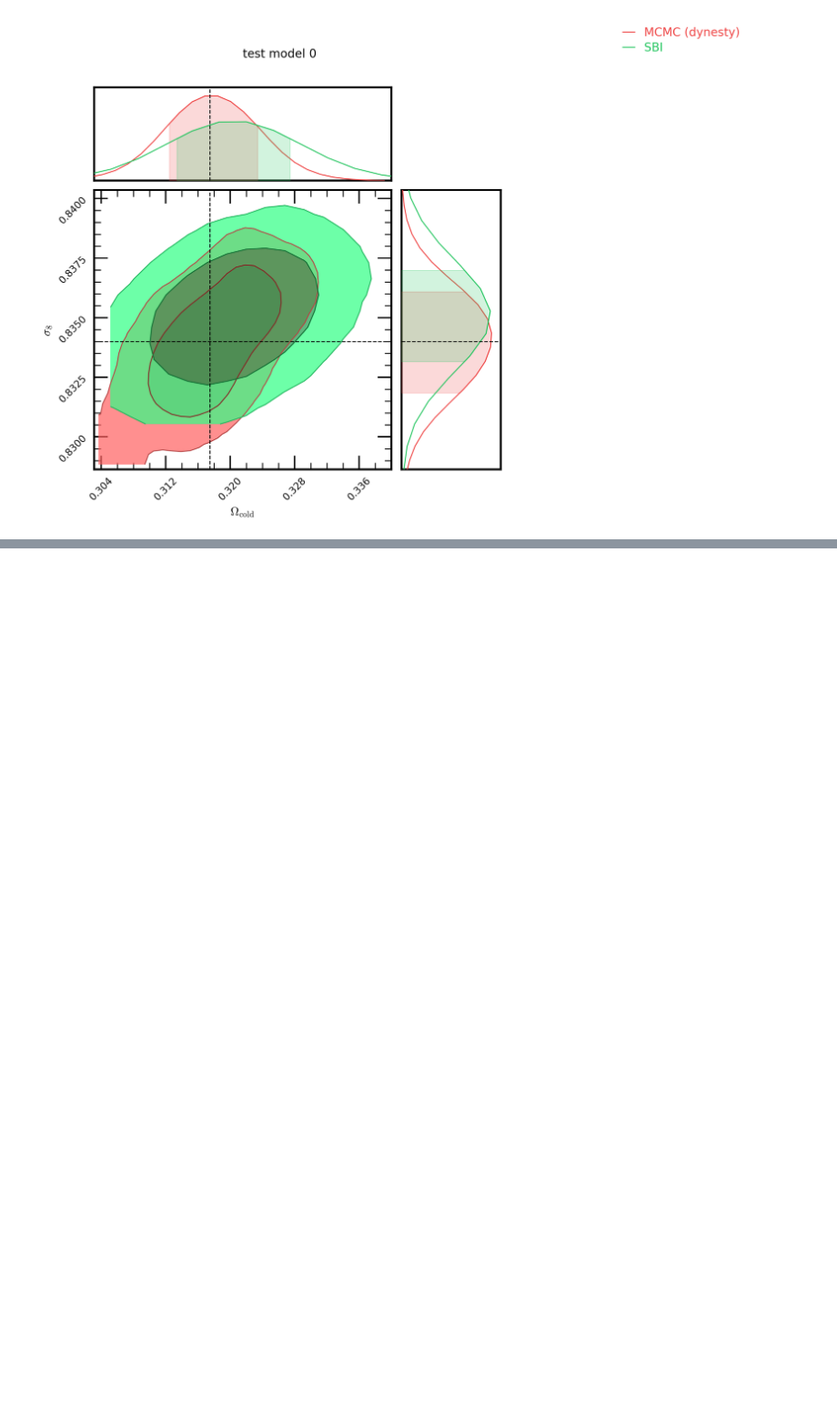
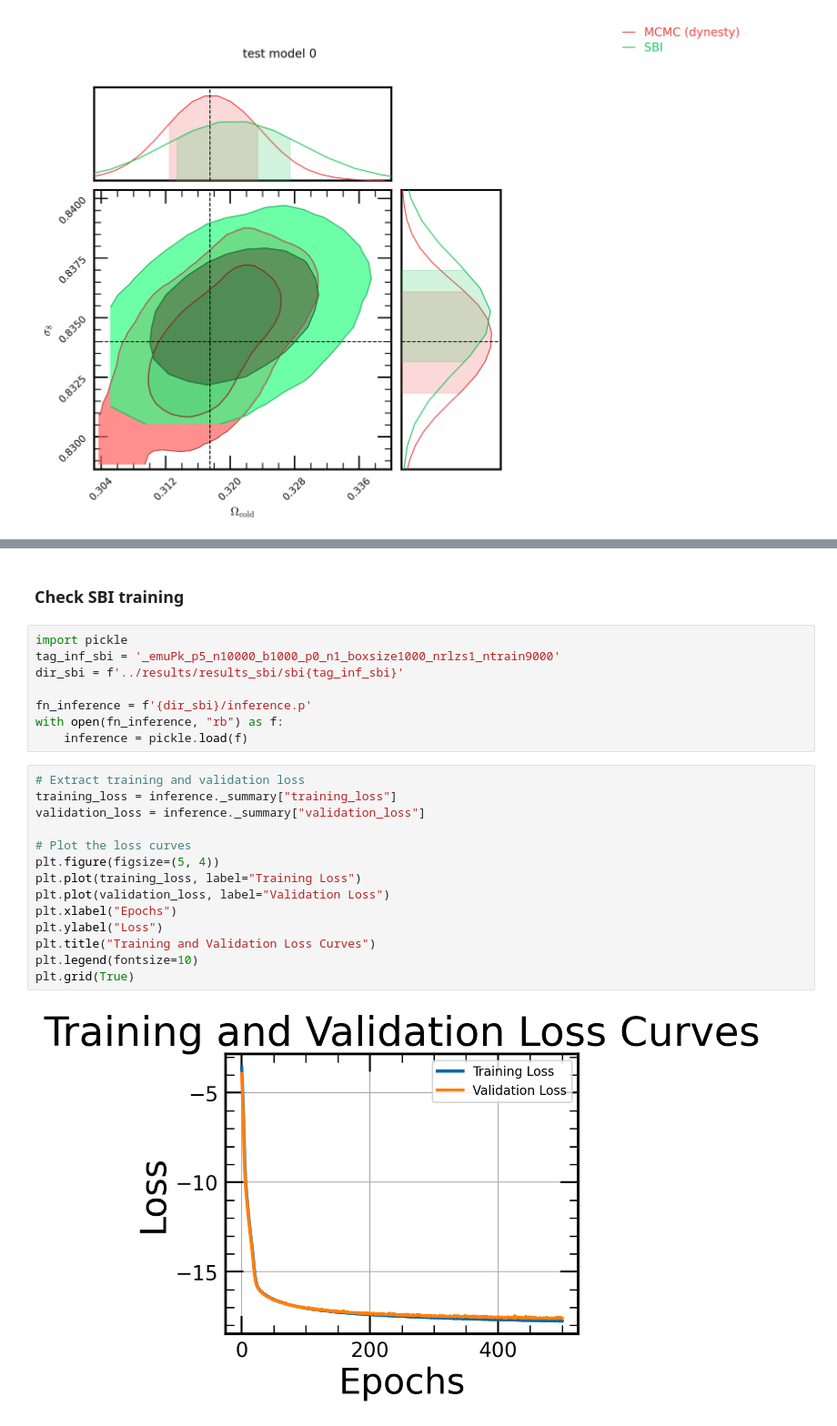
Before and after one commit to kstoreyf/muchisimocks, a Jupyter notebook: notebooks/2025-01-23_inference_emuPk.ipynb, the cells around one changed output, grey strips where cells are left out. Shown at 91% size. Saved outputs shown, nothing was run; the diff lists cells and outputs as text; blank space fills up the shorter version.

```diff
--- a/notebooks/2025-01-23_inference_emuPk.ipynb
+++ b/notebooks/2025-01-23_inference_emuPk.ipynb
@@ -115,0 +155,26 @@ for idx_obs in [0]:
+# %% [markdown]
+### Check SBI training
+# %%
+import pickle
+tag_inf_sbi = '_emuPk_p5_n10000_b1000_p0_n1_boxsize1000_nrlzs1_ntrain9000'
+dir_sbi = f'../results/results_sbi/sbi{tag_inf_sbi}'
+
+fn_inference = f'{dir_sbi}/inference.p'
+with open(fn_inference, "rb") as f:
+    inference = pickle.load(f)
+# %%
+# Extract training and validation loss
+training_loss = inference._summary["training_loss"]
+validation_loss = inference._summary["validation_loss"]
+
+# Plot the loss curves
+plt.figure(figsize=(5, 4))
+plt.plot(training_loss, label="Training Loss")
+plt.plot(validation_loss, label="Validation Loss")
+plt.xlabel("Epochs")
+plt.ylabel("Loss")
+plt.title("Training and Validation Loss Curves")
+plt.legend(fontsize=10)
+plt.grid(True)
+# %% [output]
+[figure, added]
```
Also changed, not shown: parts of 7 cells of this notebook, 5 other files.
